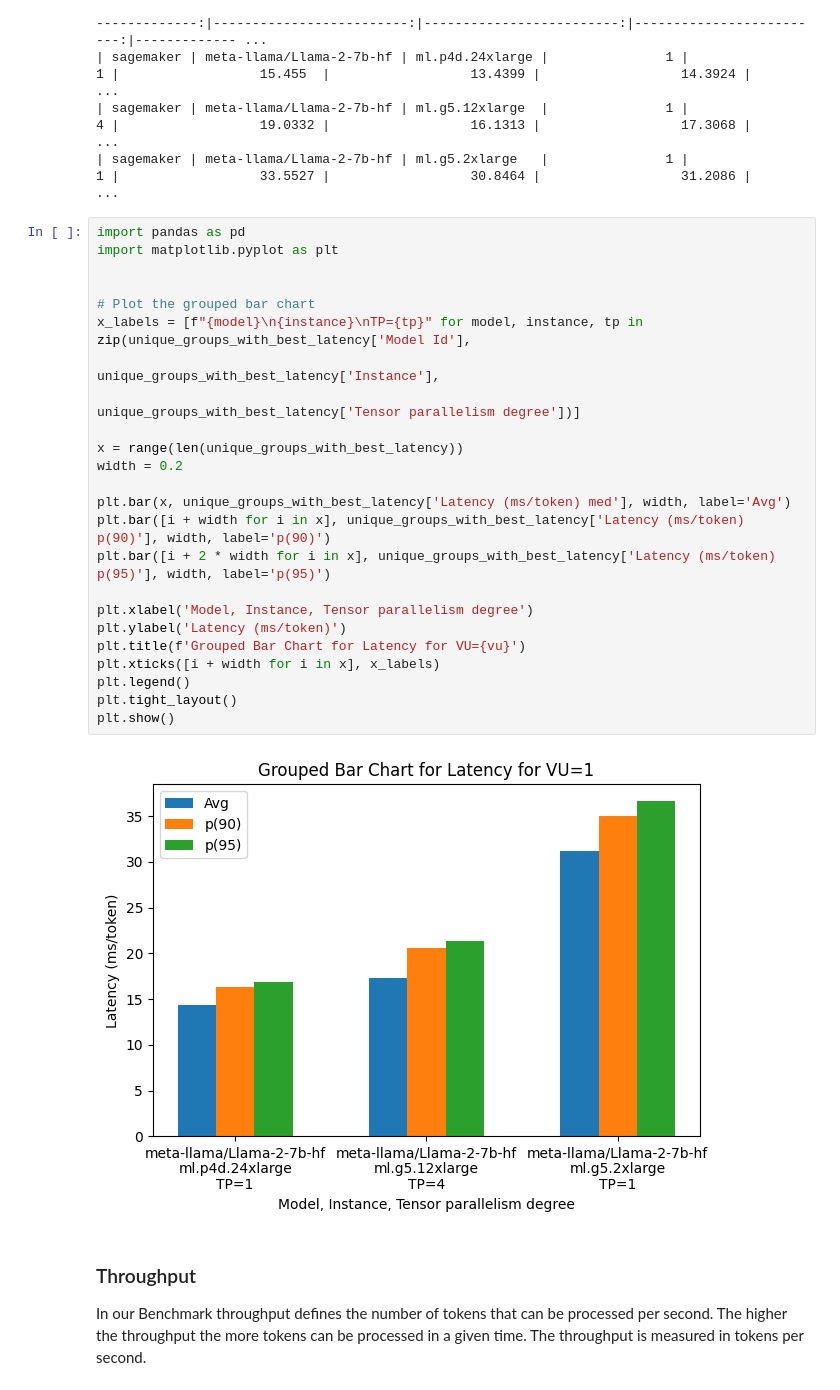
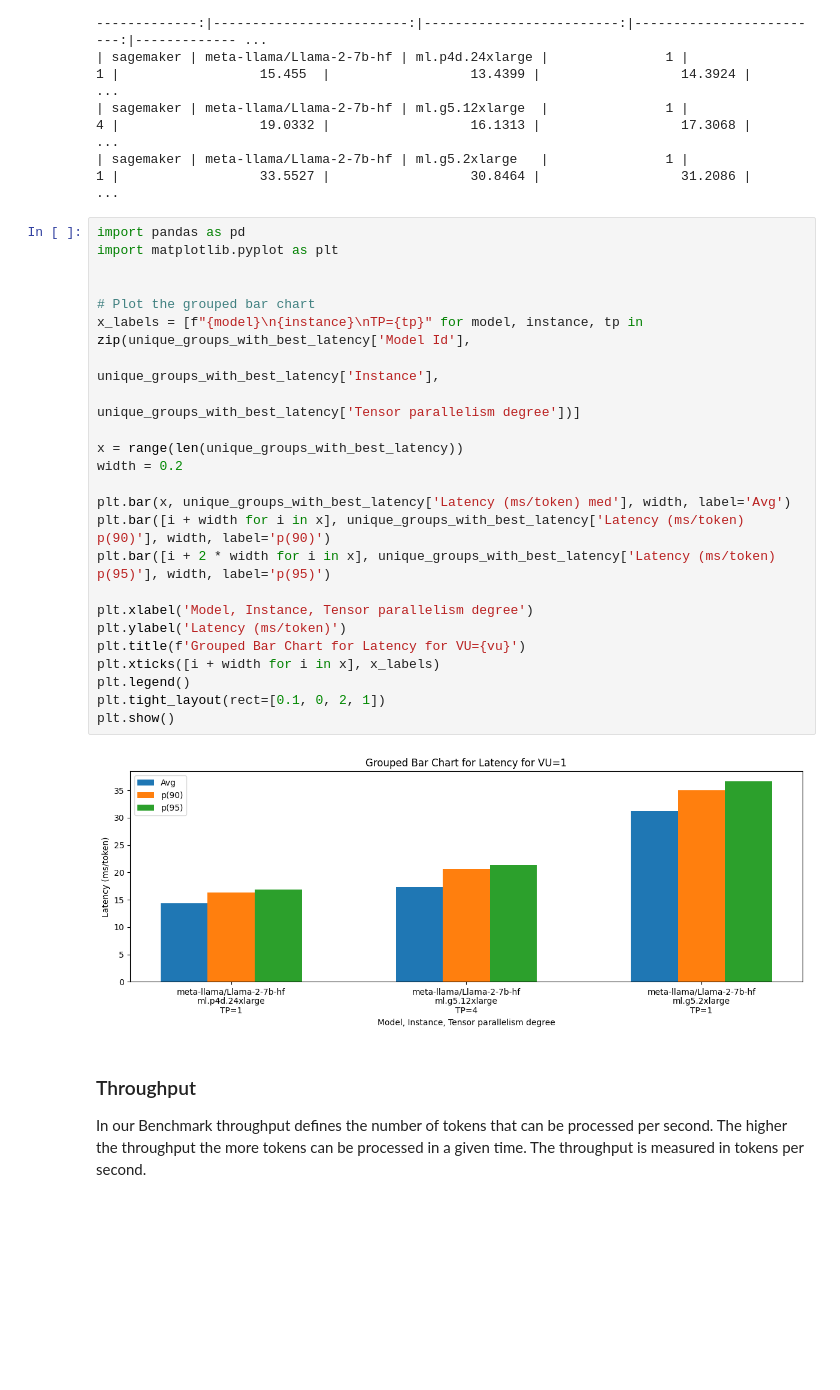
Before and after one commit to philschmid/text-generation-inference-tests, a Jupyter notebook: results/explore_data.ipynb, the cells around one changed output. Saved outputs shown, nothing was run; the diff lists cells and outputs as text; blank space fills up the shorter version.

```diff
--- a/results/explore_data.ipynb
+++ b/results/explore_data.ipynb
@@ -137,29 +137,29 @@ print(unique_groups_with_best_latency.to_markdown(index=False))
 # %%
 import pandas as pd
 import matplotlib.pyplot as plt
 
 
 # Plot the grouped bar chart
 x_labels = [f"{model}\n{instance}\nTP={tp}" for model, instance, tp in zip(unique_groups_with_best_latency['Model Id'],
                                                                        unique_groups_with_best_latency['Instance'],
                                                                        unique_groups_with_best_latency['Tensor parallelism degree'])]
 
 x = range(len(unique_groups_with_best_latency))
 width = 0.2
 
 plt.bar(x, unique_groups_with_best_latency['Latency (ms/token) med'], width, label='Avg')
 plt.bar([i + width for i in x], unique_groups_with_best_latency['Latency (ms/token) p(90)'], width, label='p(90)')
 plt.bar([i + 2 * width for i in x], unique_groups_with_best_latency['Latency (ms/token) p(95)'], width, label='p(95)')
 
 plt.xlabel('Model, Instance, Tensor parallelism degree')
 plt.ylabel('Latency (ms/token)')
 plt.title(f'Grouped Bar Chart for Latency for VU={vu}')
 plt.xticks([i + width for i in x], x_labels)
 plt.legend()
-plt.tight_layout()
+plt.tight_layout(rect=[0.1, 0, 2, 1])
 plt.show()
 # %% [output]
-[figure, old version]
+[figure, new version]
 # %% [markdown]
 ### Throughput
 
```
Also changed, not shown: parts of 3 cells of this notebook.
